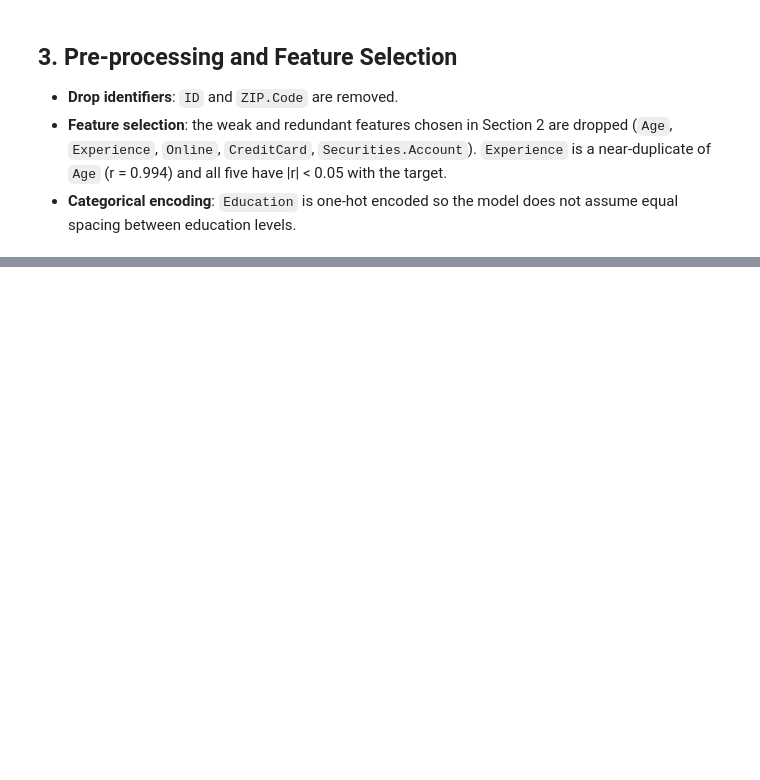
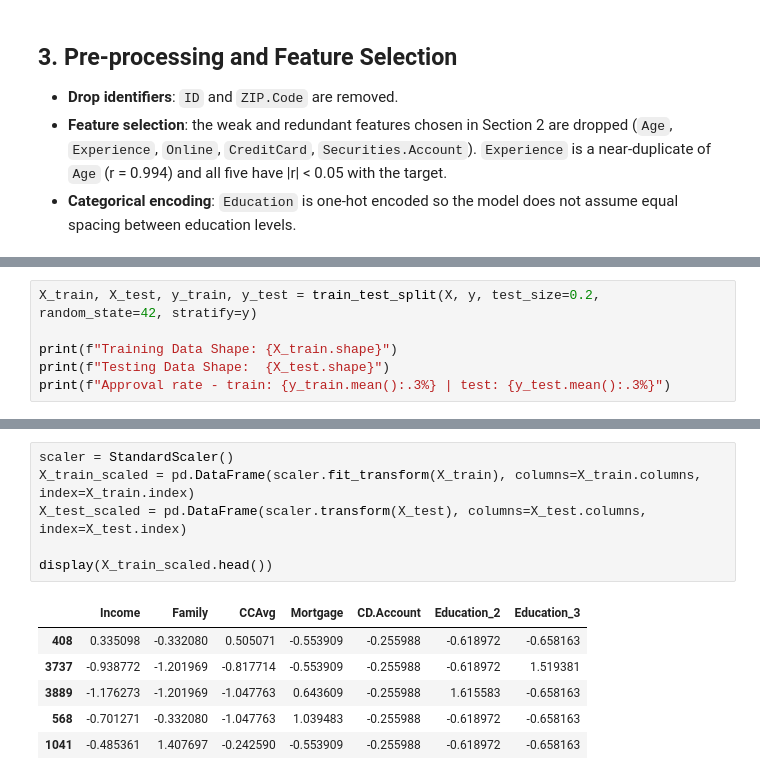
Before and after one commit to abhishek6061-ai/AI101-mini-project, a Jupyter notebook: notebooks/main.ipynb, the cells around one changed output, grey strips where cells are left out. Cells and saved outputs as stored; diff of their text form; blank space fills up the shorter version.

Commit message:
done splitting the data, normaloisation and making training and testing functions

```diff
--- a/notebooks/main.ipynb
+++ b/notebooks/main.ipynb
@@ -188,0 +200,6 @@ print("Shape of y:", y.shape)
+# %%
+X_train, X_test, y_train, y_test = train_test_split(X, y, test_size=0.2, random_state=42, stratify=y)
+
+print(f"Training Data Shape: {X_train.shape}")
+print(f"Testing Data Shape:  {X_test.shape}")
+print(f"Approval rate - train: {y_train.mean():.3%} | test: {y_test.mean():.3%}")
@@ -188,0 +214,13 @@ print("Shape of y:", y.shape)
+# %%
+scaler = StandardScaler()
+X_train_scaled = pd.DataFrame(scaler.fit_transform(X_train), columns=X_train.columns, index=X_train.index)
+X_test_scaled = pd.DataFrame(scaler.transform(X_test), columns=X_test.columns, index=X_test.index)
+
+display(X_train_scaled.head())
+# %% [output]
+|  | Income | Family | CCAvg | Mortgage | CD.Account | Education_2 | Education_3 |
+| 408 | 0.335098 | -0.332080 | 0.505071 | -0.553909 | -0.255988 | -0.618972 | -0.658163 |
+| 3737 | -0.938772 | -1.201969 | -0.817714 | -0.553909 | -0.255988 | -0.618972 | 1.519381 |
+| 3889 | -1.176273 | -1.201969 | -1.047763 | 0.643609 | -0.255988 | 1.615583 | -0.658163 |
+| 568 | -0.701271 | -0.332080 | -1.047763 | 1.039483 | -0.255988 | -0.618972 | -0.658163 |
+| 1041 | -0.485361 | 1.407697 | -0.242590 | -0.553909 | -0.255988 | -0.618972 | -0.658163 |
```
Also changed, not shown: parts of 10 cells of this notebook.
